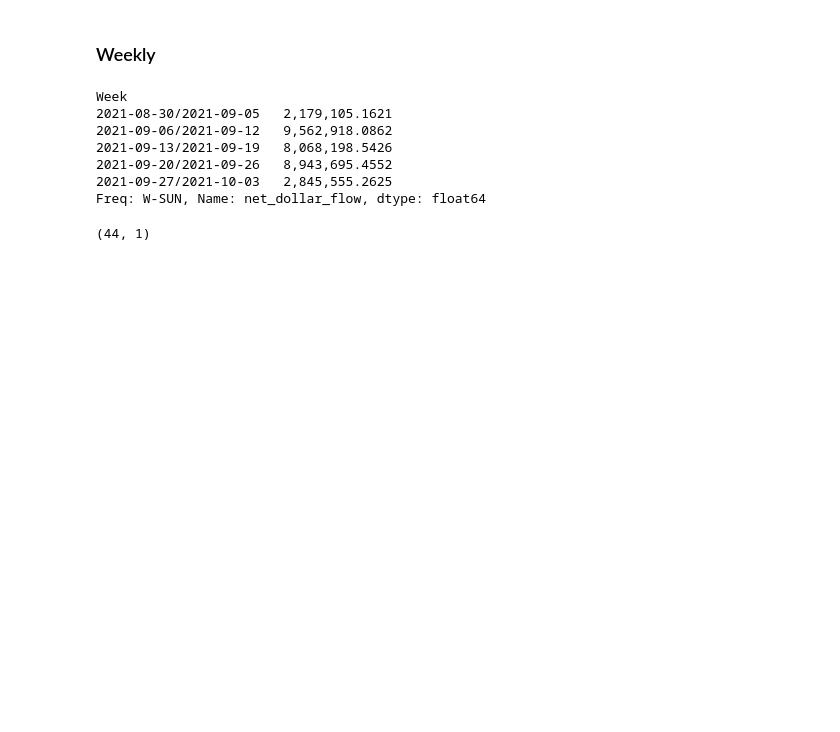
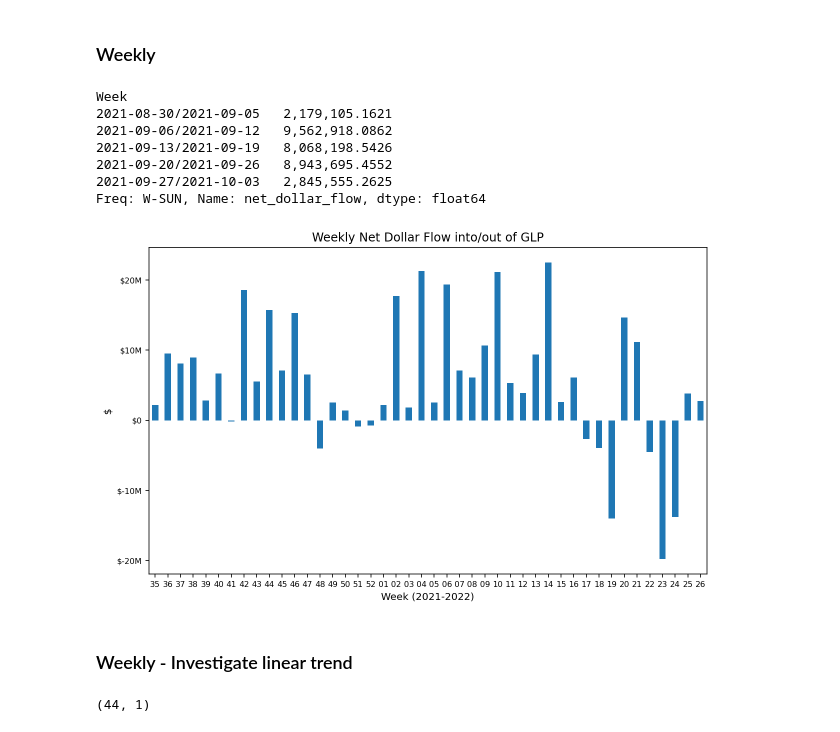
Before and after one commit to coindataschool/GMX, a Jupyter notebook: notebook/Arbitrum/glp_net_dollar_flow.ipynb, the cells around one changed output. Cells and saved outputs as stored; diff of their text form; code cells hidden in the pictures; blank space fills up the shorter version.

```diff
--- a/notebook/Arbitrum/glp_net_dollar_flow.ipynb
+++ b/notebook/Arbitrum/glp_net_dollar_flow.ipynb
@@ -150,6 +149,17 @@ Week
 2021-09-20/2021-09-26   8,943,695.4552
 2021-09-27/2021-10-03   2,845,555.2625
 Freq: W-SUN, Name: net_dollar_flow, dtype: float64
+# %%
+ax = weekly_ndf.plot(kind='bar', title="Weekly Net Dollar Flow into/out of GLP",
+                     ylabel='$', xlabel='Week (2021-2022)', rot=0, fontsize=8)
+ax.set_xticklabels(weekly_ndf.index.to_timestamp().strftime('%W'))
+formatter = FuncFormatter(human_format_dollar_or_num(dollar=True, decimals=0))
+ax.yaxis.set_major_formatter(formatter)
+plt.savefig(os.path.join(save_fig_dir, 'weekly_ndf.png'), dpi=300);
+# %% [output]
+[figure, added]
+# %% [markdown]
+### Weekly - Investigate linear trend
 # %%
 # make linear trend features for weekly level
 X_weekly = weekly_ndf.index.values.reshape(-1,1)
```
Also changed, not shown: parts of 8 cells of this notebook, 10 other files.
